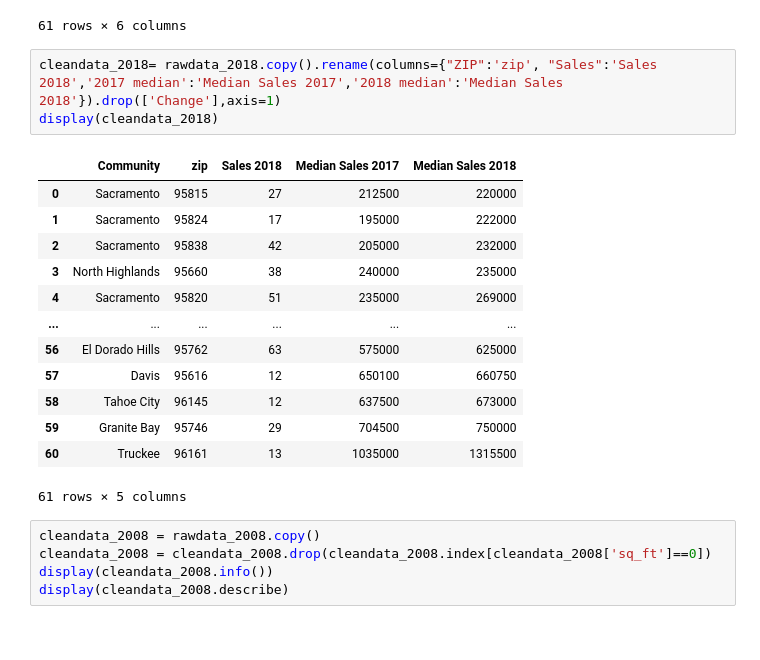
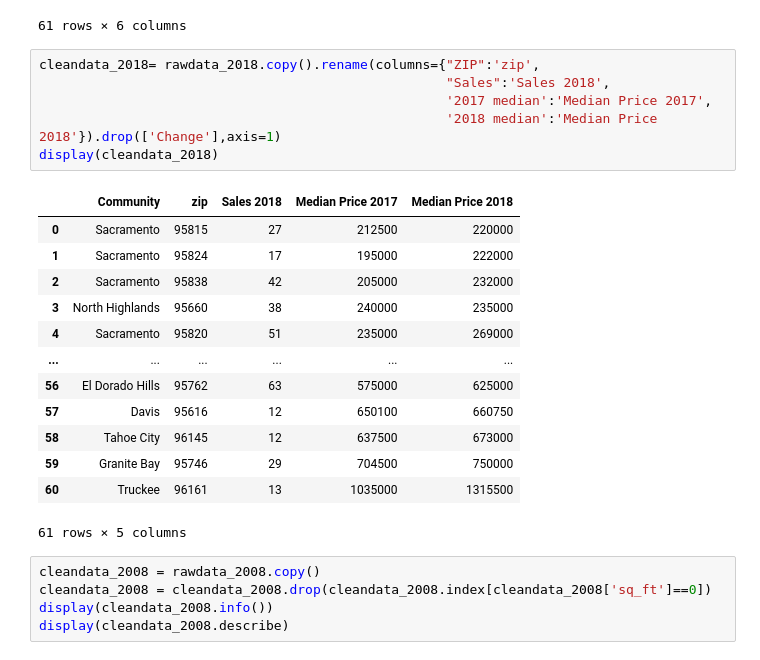
Before and after one commit to ramses93/Cleaning-Up-Sacramento, a Jupyter notebook: victor.ipynb, the cells around one changed output. Drawn from its saved outputs; the diff is of its cells as text.

Commit message:
fixed column names

```diff
--- a/victor.ipynb
+++ b/victor.ipynb
@@ -36,10 +36,13 @@ display(rawdata_2018)
 | 60 | Truckee | 96161 | 13 | 1035000 | 1315500 | 27.1 |
 61 rows × 6 columns
 # %%
-cleandata_2018= rawdata_2018.copy().rename(columns={"ZIP":'zip', "Sales":'Sales 2018','2017 median':'Median Sales 2017','2018 median':'Median Sales 2018'}).drop(['Change'],axis=1)
+cleandata_2018= rawdata_2018.copy().rename(columns={"ZIP":'zip',
+                                                    "Sales":'Sales 2018',
+                                                    '2017 median':'Median Price 2017',
+                                                    '2018 median':'Median Price 2018'}).drop(['Change'],axis=1)
 display(cleandata_2018)
 # %% [output]
-|  | Community | zip | Sales 2018 | Median Sales 2017 | Median Sales 2018 |
+|  | Community | zip | Sales 2018 | Median Price 2017 | Median Price 2018 |
 | 0 | Sacramento | 95815 | 27 | 212500 | 220000 |
 | 1 | Sacramento | 95824 | 17 | 195000 | 222000 |
 | 2 | Sacramento | 95838 | 42 | 205000 | 232000 |
```
Also changed, not shown: parts of 2 cells of this notebook.
